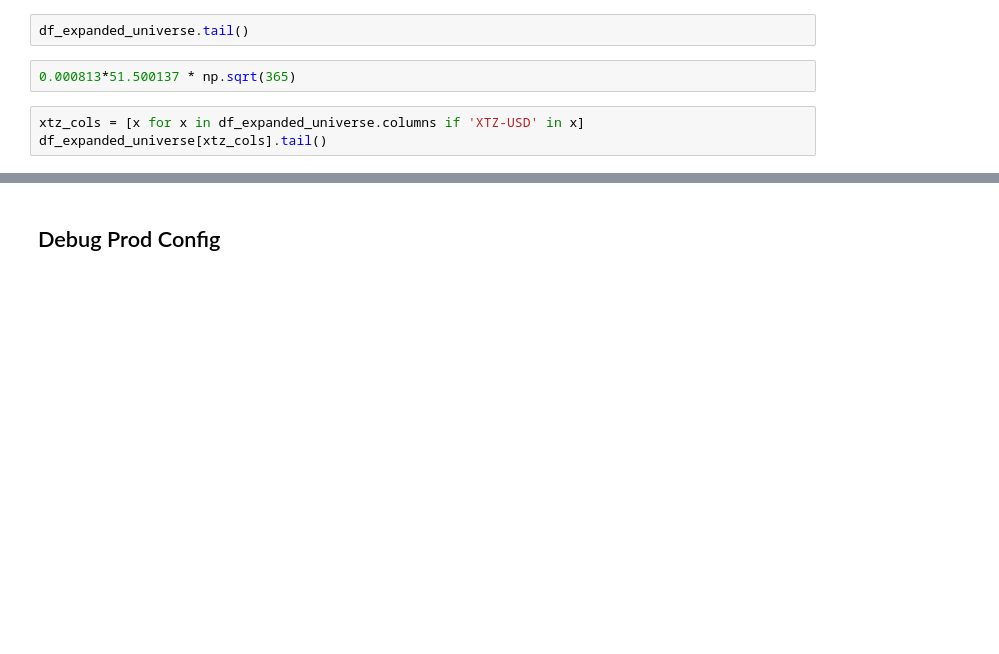
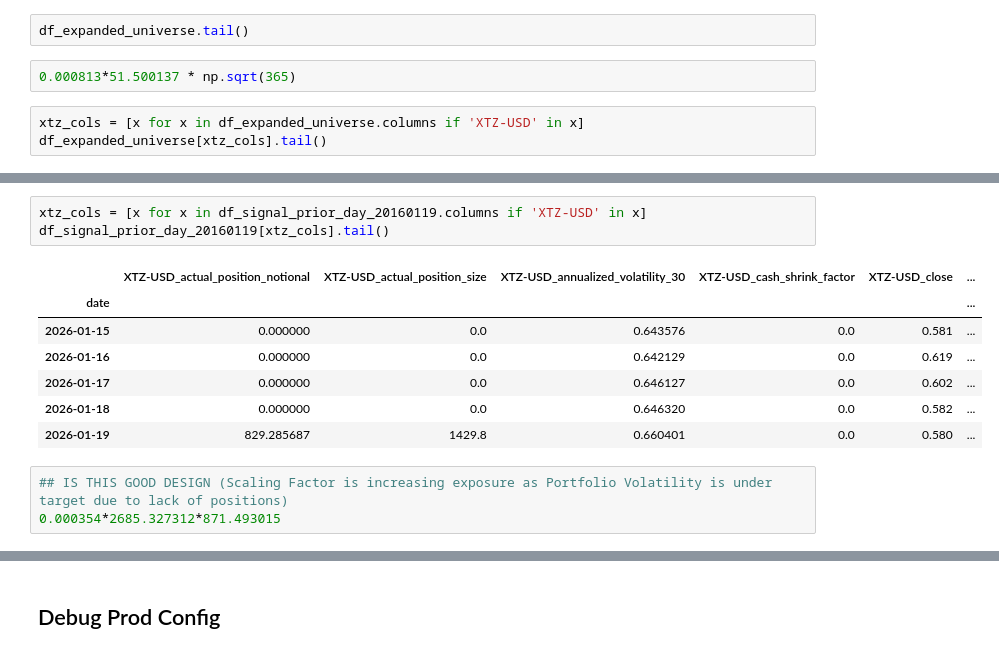
Before and after one commit to adheerchauhan/trend_following, a Jupyter notebook: research/notebooks/Trend_Following_Expanded_Universe_Live_Performance.ipynb, the cells around one changed output, grey strips where cells are left out. Drawn from its saved outputs; the diff is of its cells as text; blank space fills up the shorter version.

```diff
--- a/research/notebooks/Trend_Following_Expanded_Universe_Live_Performance.ipynb
+++ b/research/notebooks/Trend_Following_Expanded_Universe_Live_Performance.ipynb
@@ -1162,0 +1798,14 @@ df_expanded_universe[xtz_cols].tail()
+# %%
+xtz_cols = [x for x in df_signal_prior_day_20160119.columns if 'XTZ-USD' in x]
+df_signal_prior_day_20160119[xtz_cols].tail()
+# %% [output]
+|  | XTZ-USD_actual_position_notional | XTZ-USD_actual_position_size | XTZ-USD_annualized_volatility_30 | XTZ-USD_cash_shrink_factor | XTZ-USD_close | ... |
+| date |  |  |  |  |  | ... |
+| 2026-01-15 | 0.000000 | 0.0 | 0.643576 | 0.0 | 0.581 | ... |
+| 2026-01-16 | 0.000000 | 0.0 | 0.642129 | 0.0 | 0.619 | ... |
+| 2026-01-17 | 0.000000 | 0.0 | 0.646127 | 0.0 | 0.602 | ... |
+| 2026-01-18 | 0.000000 | 0.0 | 0.646320 | 0.0 | 0.582 | ... |
+| 2026-01-19 | 829.285687 | 1429.8 | 0.660401 | 0.0 | 0.580 | ... |
+# %%
+## IS THIS GOOD DESIGN (Scaling Factor is increasing exposure as Portfolio Volatility is under target due to lack of positions)
+0.000354*2685.327312*871.493015
```
Also changed, not shown: parts of 109 cells of this notebook, 2 other files.
